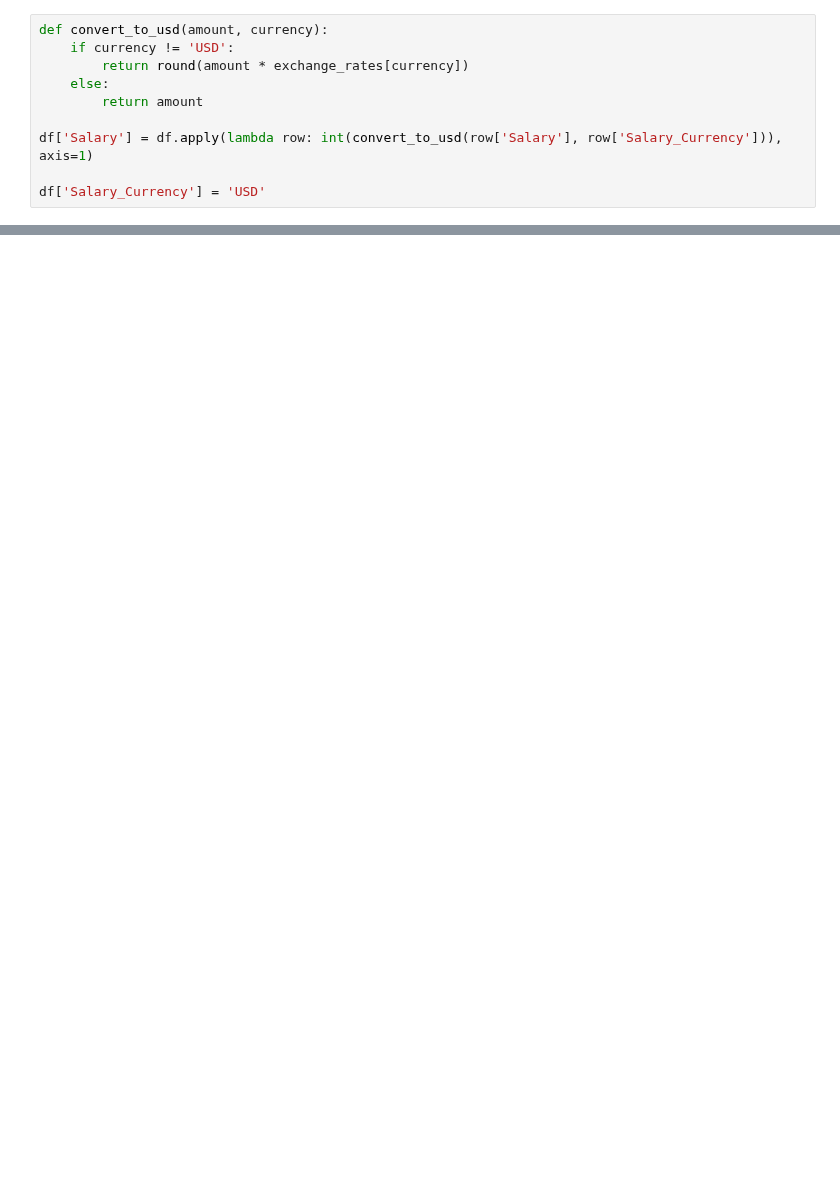
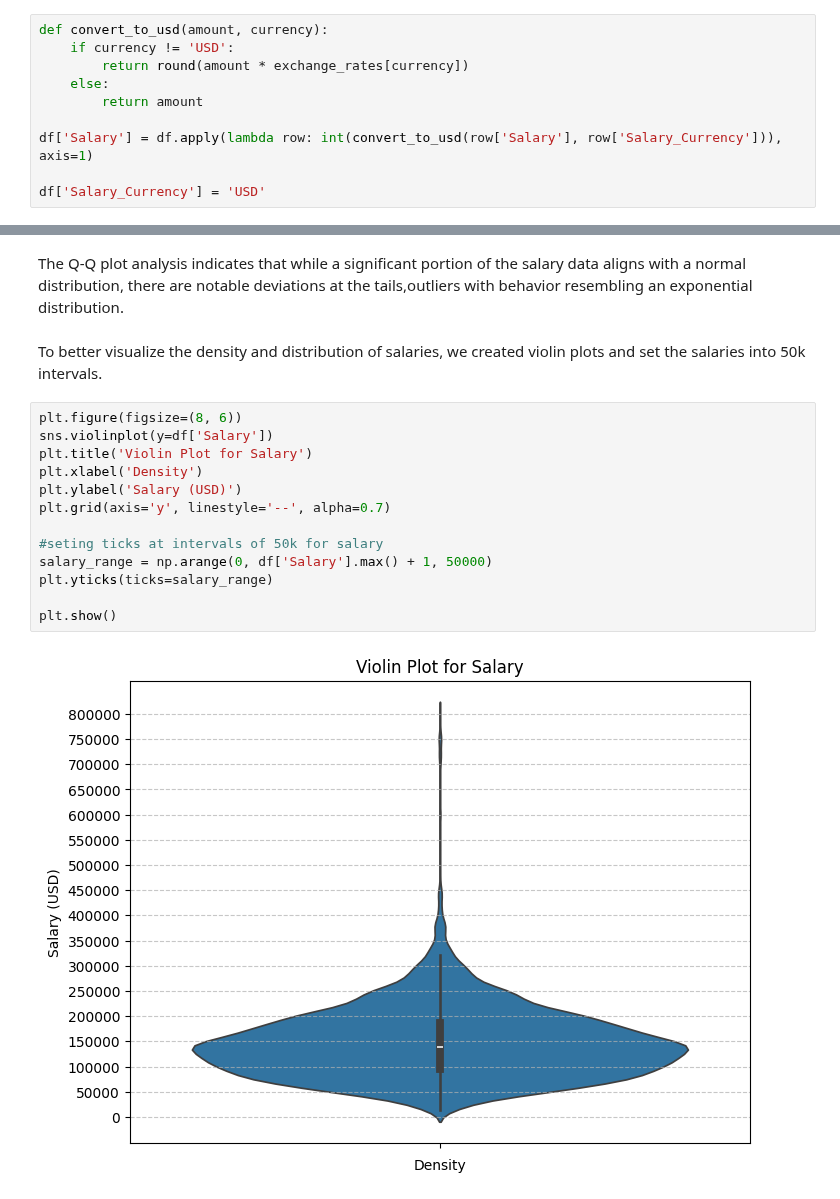
Before and after one commit to tisiphonee/DataS, a Jupyter notebook: CA2/Q2.ipynb, the cells around one changed output, grey strips where cells are left out. Saved outputs shown, nothing was run; the diff lists cells and outputs as text; blank space fills up the shorter version.

```diff
--- a/CA2/Q2.ipynb
+++ b/CA2/Q2.ipynb
@@ -114,0 +177,19 @@ df.to_csv("task2_USD.csv")
+# %% [markdown]
+The Q-Q plot analysis indicates that while a significant portion of the salary data aligns with a normal distribution, there are notable deviations at the tails,outliers with behavior resembling an exponential distribution.
+# %% [markdown]
+To better visualize the density and distribution of salaries, we created violin plots and set the salaries into 50k intervals.
+# %%
+plt.figure(figsize=(8, 6))
+sns.violinplot(y=df['Salary'])
+plt.title('Violin Plot for Salary')
+plt.xlabel('Density')
+plt.ylabel('Salary (USD)')
+plt.grid(axis='y', linestyle='--', alpha=0.7)
+
+#seting ticks at intervals of 50k for salary
+salary_range = np.arange(0, df['Salary'].max() + 1, 50000)
+plt.yticks(ticks=salary_range)
+
+plt.show()
+# %% [output]
+[figure, added]
```
Also changed, not shown: parts of 44 cells of this notebook, 2 other files.
